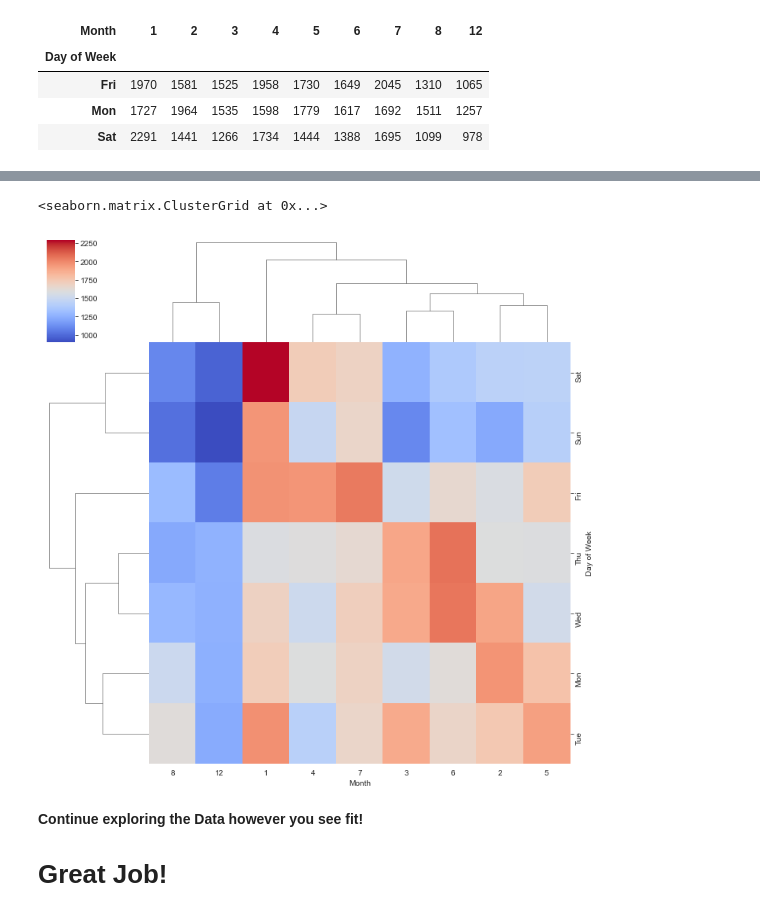
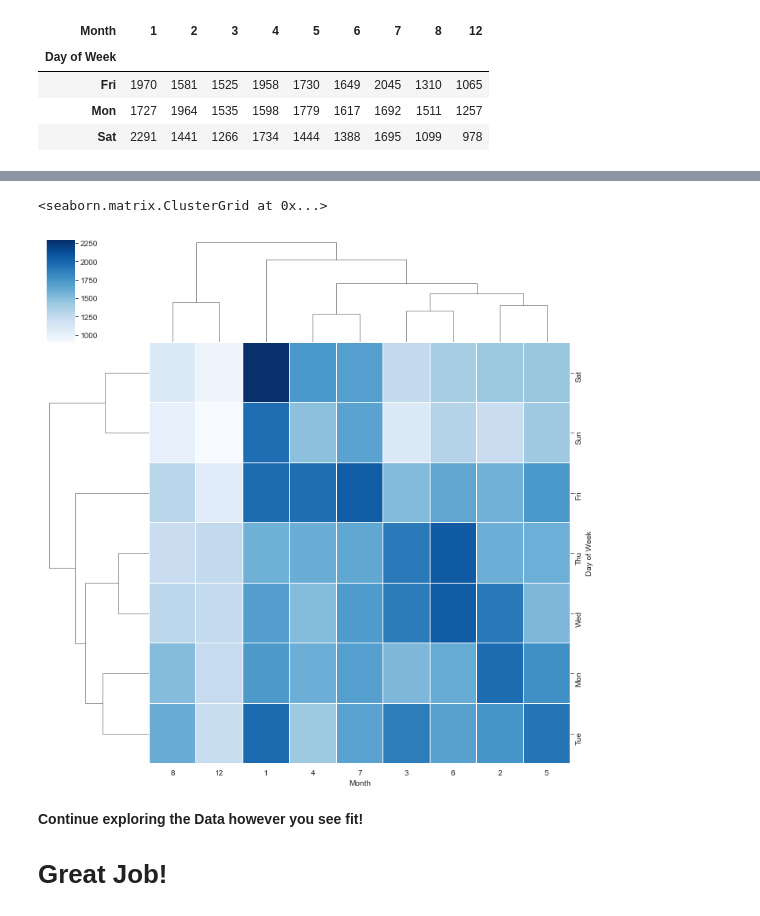
Before and after one commit to tomritmanmeer/Udemy-Python-for-Data-Science-Machine-Learning-Bootcamp, a Jupyter notebook: 911 Calls Data Capstone Project.ipynb, the cells around one changed output, grey strips where cells are left out. Drawn from its saved outputs; the diff is of its cells as text; code cells hidden in the pictures.

```diff
--- a/911 Calls Data Capstone Project.ipynb
+++ b/911 Calls Data Capstone Project.ipynb
@@ -301,8 +301,8 @@ sns.heatmap(dayMonth,cmap='coolwarm')
 # %%
-sns.clustermap(dayMonth,cmap='coolwarm')
+sns.clustermap(dayMonth,linewidths=.1,cmap='Blues')
 # %% [output]
 <seaborn.matrix.ClusterGrid at 0x...>
-[figure, old version]
+[figure, new version]
 # %% [markdown]
 **Continue exploring the Data however you see fit!**
 # Great Job!
```
Also changed, not shown: parts of 3 cells of this notebook.
